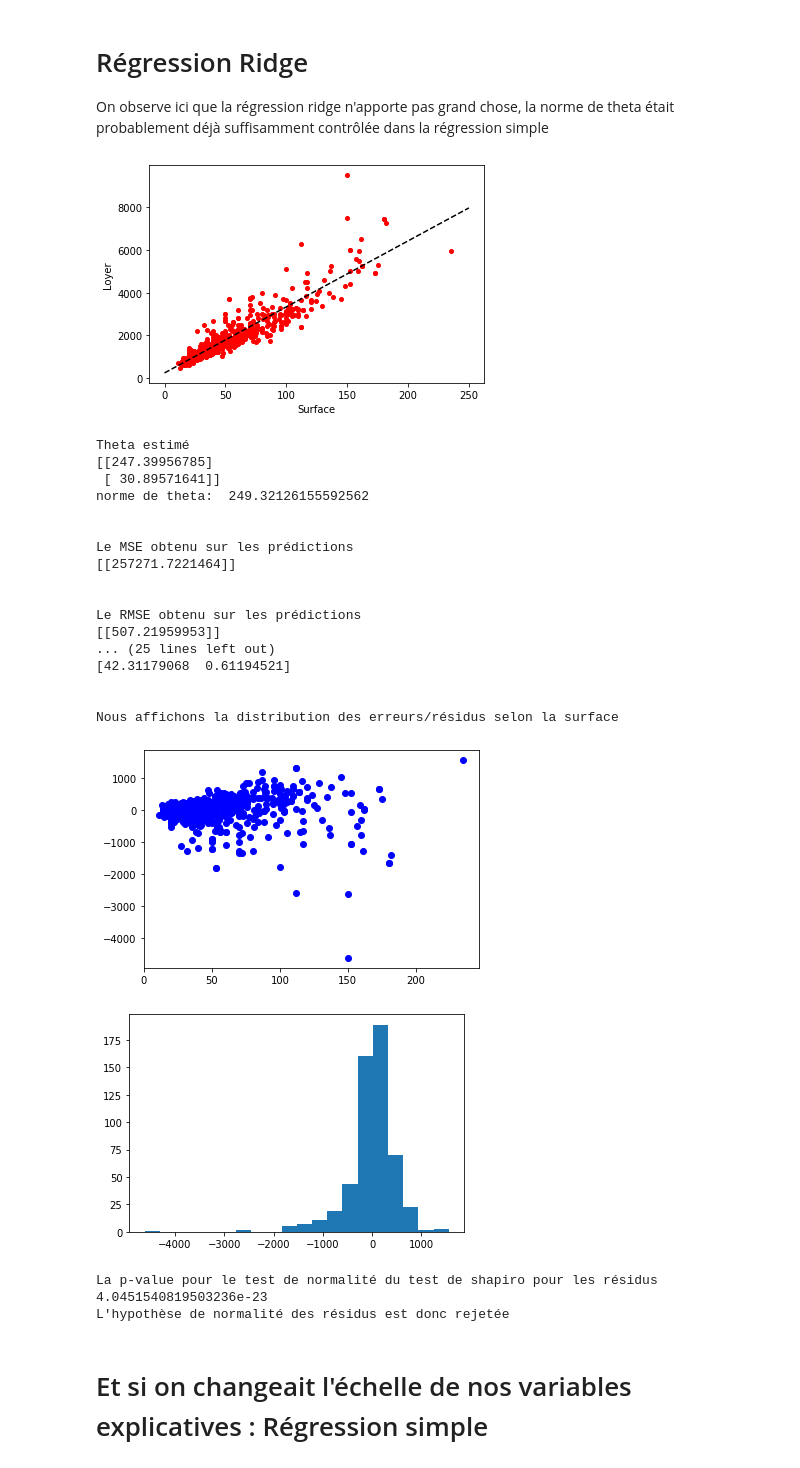
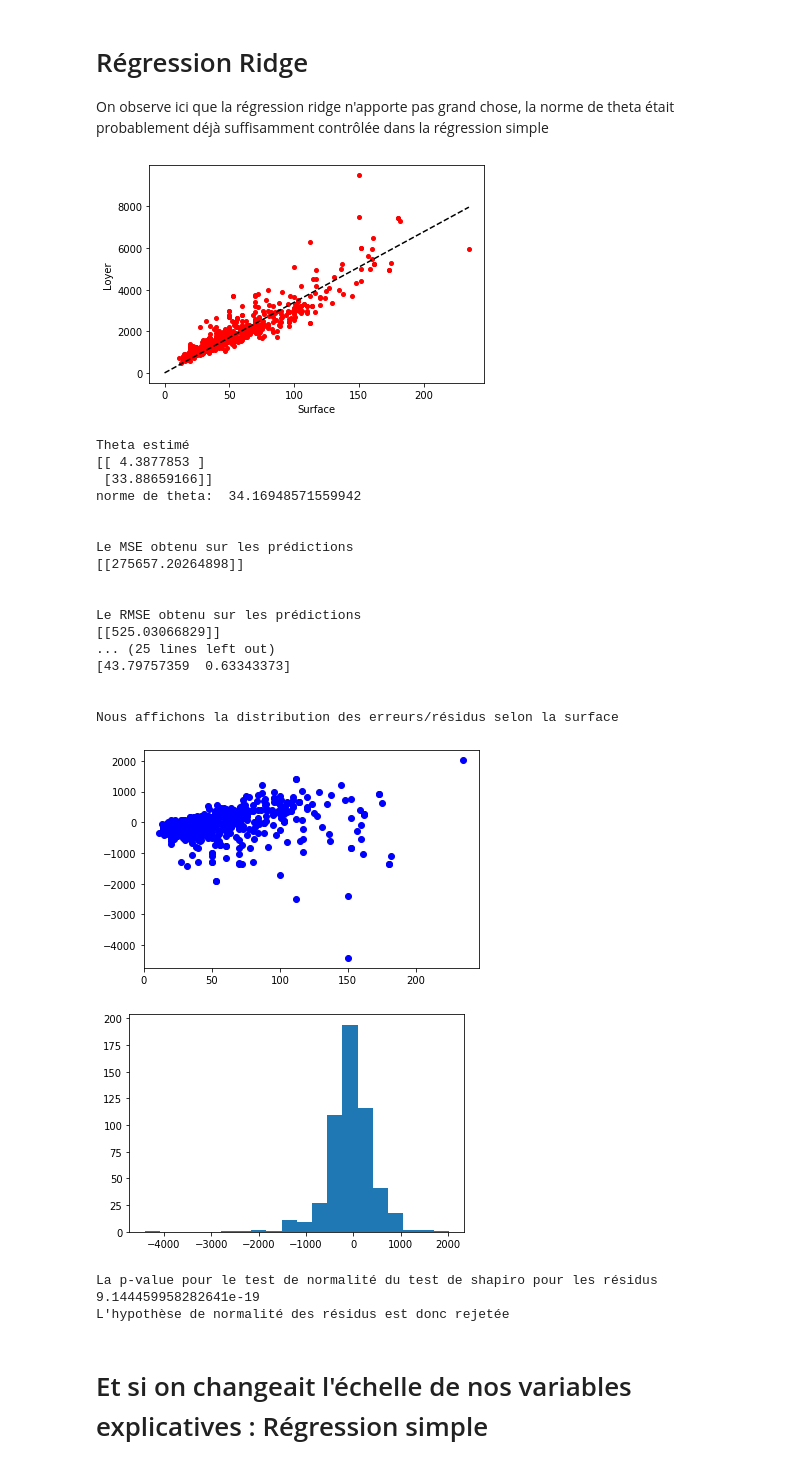
Before and after one commit to JohnnyChen765/perso_project, a Jupyter notebook: reg_lin/real_estate.ipynb, the cells around one changed output. Drawn from its saved outputs; the diff is of its cells as text; code cells hidden in the pictures.

```diff
--- a/reg_lin/real_estate.ipynb
+++ b/reg_lin/real_estate.ipynb
@@ -20,7 +20,7 @@ def add_noise(matrix, var=10):
 def newline():
     print('\n')
 
-def mse(y_hat, y):
+def mse_function(y_hat, y):
     error = y_hat - y
     n = np.shape(y)[0]
     return error.T.dot(error) / n
@@ -426,41 +422,40 @@ On observe ici que la régression ridge n'apporte pas grand chose, la norme de t
 # %%
 # Nous allons implémenter notre propre régression ridge (et non celle de scikit) et comparer avec notre custom_reg_lin car on ne sais pas si le modèle de scikit faisait déjà de la régression ridge ou non.
 
 # alpha = 1
 # ridge_regr = linear_model.Ridge(alpha=alpha)
 # y_ridge, theta_ridge = scitkit_fit(ridge_regr, X, y)
 # display_theta_info(theta_ridge)
 
-alpha = 10
-fit_ridge = fit_method(lambda X, y: reg_lin.custom_reg_ridge(X, y, alpha))
+fit_ridge = lambda alpha: fit_method(lambda X, y: reg_lin.custom_reg_ridge(X, y, alpha))
 
-_ = fit_and_get_info(fit_ridge, X, y)
+_ = fit_and_get_info(fit_ridge(alpha=1000), X, y)
 
 #  Le RMSE obtenu sur les prédictions de la régression classique
 #  [[507.12326371]]
 # %% [output]
-[figure, old version]
+[figure, new version]
 Theta estimé
-[[247.39956785]
- [ 30.89571641]]
-norme de theta:  249.32126155592562
+[[ 4.3877853 ]
+ [33.88659166]]
+norme de theta:  34.16948571559942
 
 
 Le MSE obtenu sur les prédictions
-[[257271.7221464]]
+[[275657.20264898]]
 
 
 Le RMSE obtenu sur les prédictions
-[[507.21959953]]
+[[525.03066829]]
 ... (25 lines left out)
-[42.31179068  0.61194521]
+[43.79757359  0.63343373]
 
 
 Nous affichons la distribution des erreurs/résidus selon la surface
-[figure, old version]
+[figure, new version]
-[figure, old version]
+[figure, new version]
 La p-value pour le test de normalité du test de shapiro pour les résidus
-4.0451540819503236e-23
+9.144459958282641e-19
 L'hypothèse de normalité des résidus est donc rejetée
 # %% [markdown]
 # Et si on changeait l'échelle de nos variables explicatives : Régression simple
```
Also changed, not shown: parts of 10 cells of this notebook, 4 other files.
